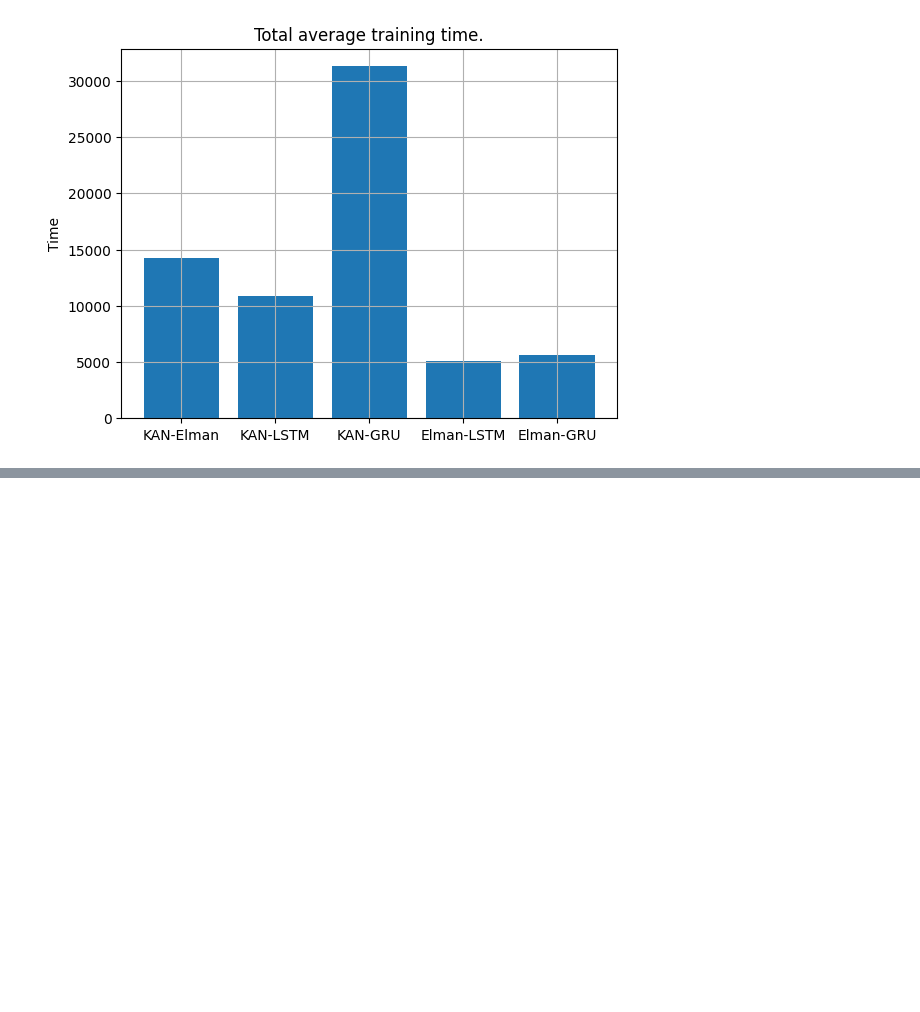
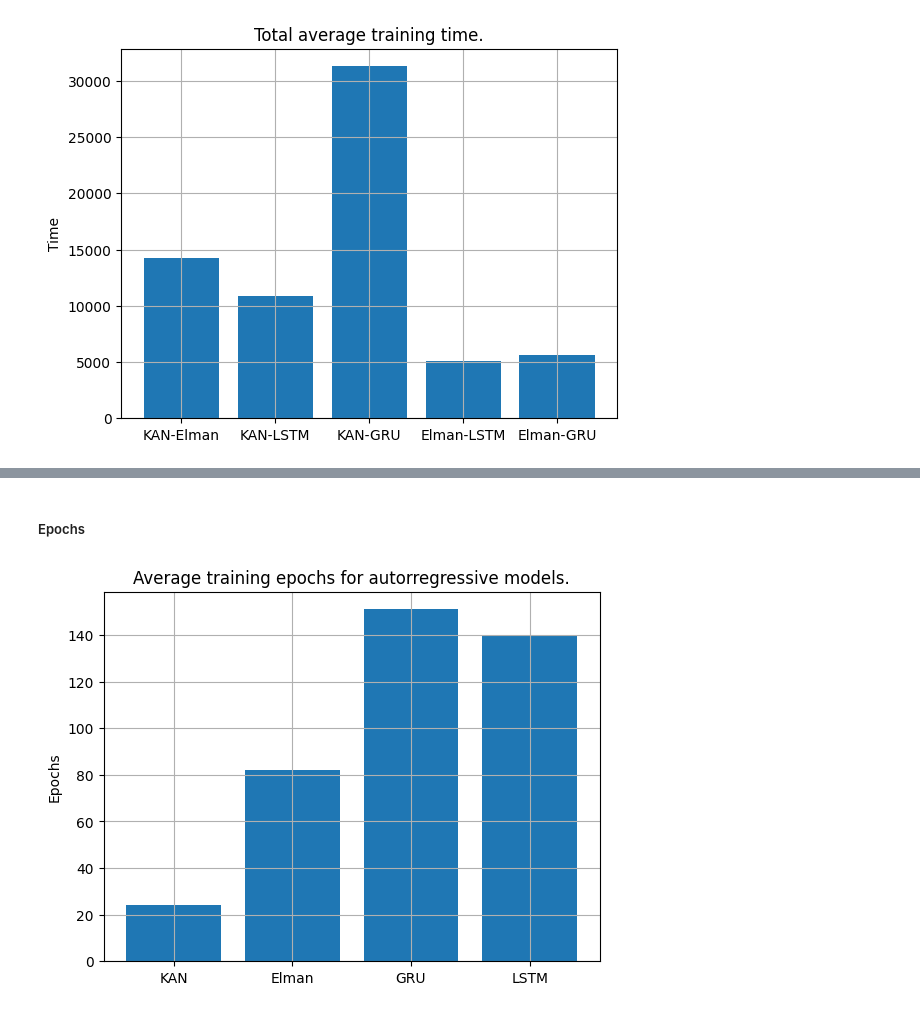
Before and after one commit to jstalwart/KARIMA, a Jupyter notebook: results/ETTh1/graphic.ipynb, the cells around one changed output, grey strips where cells are left out. Saved outputs shown, nothing was run; the diff lists cells and outputs as text; code cells hidden in the pictures; blank space fills up the shorter version.

```diff
--- a/results/ETTh1/graphic.ipynb
+++ b/results/ETTh1/graphic.ipynb
@@ -930,0 +1128,10 @@ plt.show()
+# %% [markdown]
+##### Epochs
+# %%
+plt.bar(data.keys(), [data[model]["results"]["Epochs"] for model in data.keys()])
+plt.ylabel("Epochs")
+plt.title("Average training epochs for autorregressive models.")
+plt.grid()
+plt.show()
+# %% [output]
+[figure, added]
```
Also changed, not shown: parts of 64 cells of this notebook.
